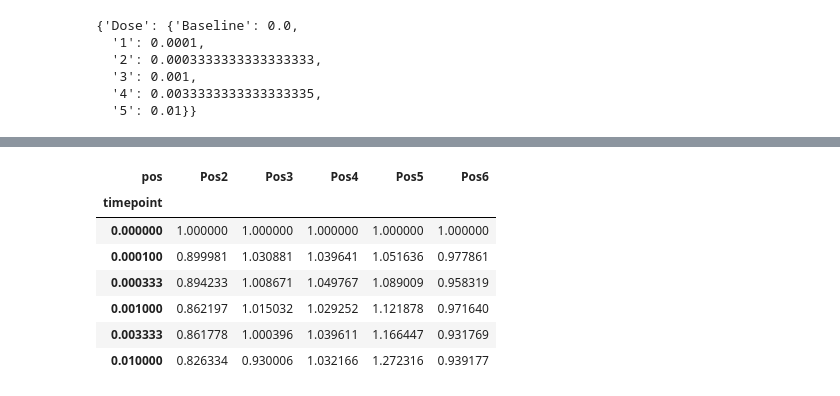
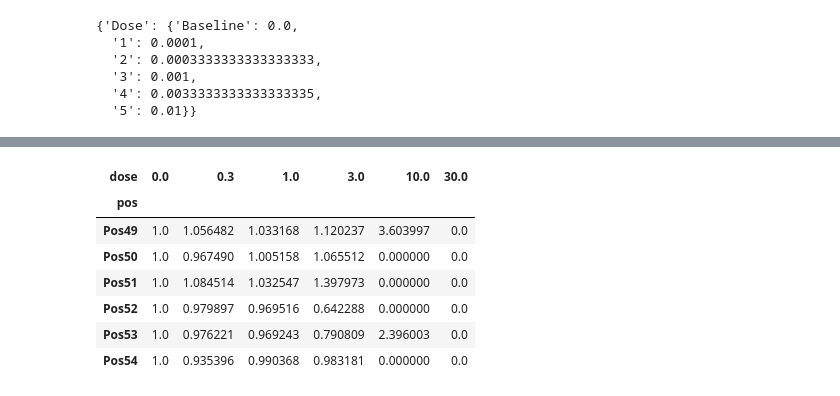
Before and after one commit to shimbalama/omics_dashboard, a Jupyter notebook: Untitled-1.ipynb, the cells around one changed output, grey strips where cells are left out. Saved outputs shown, nothing was run; the diff lists cells and outputs as text; code cells hidden in the pictures.

```diff
--- a/Untitled-1.ipynb
+++ b/Untitled-1.ipynb
@@ -176,13 +176,23 @@ dose.loc['DMSO 1'].to_dict()
   '4': 0.0033333333333333335,
   '5': 0.01}}
 # %%
-data_cols = ['Force (uN)', 'Rate (bps)', 'Ta50 (s)', 'Tr50 (s)', 'Tpeak 85 (s)', 'Ta 15-30 (s)', 'Ta 30-85 (s)', 'Tr 85-50 (s)', 'Tr 50-15 (s)', 'RRscat (s)']
-
-for drug, drug_data in df.groupby('Drug'):
-    drug_data = drug_data.set_index('key')
-    drug_data_dict: dict[str, dict[str, float]] = drug_data.to_dict()
-    norm: dict[str, dict[str, float]] = defaultdict(dict)
-    for data in data_cols:
-        for k, v in drug_data_dict.get(data).items():
-            norm[data][k] = v / drug_data_dict[data]['Baseline'+':'+k.split(':')[1]]
-    break
+data_cols = ['Force (uN)', 'Rate (bps)', 'Ta50 (s)', 'Tr50 (s)', 'Tpeak 85 (s)',
+            'Ta 15-30 (s)', 'Ta 30-85 (s)', 'Tr 85-50 (s)', 'Tr 50-15 (s)']
+import pandas as pd
+import numpy as np
+from collections import defaultdict
+df = pd. read_excel('/Users/liam/code/data/func/functional.xlsx')
+df.Dose = df.Dose.astype(str)
+#df = df.query('Arrhythmia == "N"')
+df['key'] = df.Dose + ':' + df['Well Number']
+df = df.set_index('key')
+df.head(2)
+# dd = {}
+# for drug, drug_data in df.groupby('Drug'):
+#     drug_data = drug_data.set_index('key')
+#     drug_data_dict: dict[str, dict[str, float]] = drug_data.to_dict()
+#     norm: dict[str, dict[str, float]] = defaultdict(dict)
+#     for data in data_cols:
+#         for k, v in drug_data_dict.get(data).items():
+#             norm[data][k] = v / drug_data_dict[data]['Baseline'+':'+k.split(':')[1]]
+#     dd[drug] = norm
@@ -271,5 +268,5 @@ normalized_df2
 # %%
-normalized_df2[['timepoint', 'pos']] = normalized_df2['index_copy'].str.split(':', expand=True)
+normalized_df2[['dose', 'pos']] = normalized_df2['index_copy'].str.split(':', expand=True)
 normalized_df2
 # %% [output]
 |  |  | Force (uN) | Rate (bps) | Ta50 (s) | Tr50 (s) | Tpeak 85 (s) | Ta 15-30 (s) | Ta 30-85 (s) | ... |
@@ -308,10 +292,6 @@ normalized_df2.loc['DMSO 1']
 # %%
-cols = ['Force (uN)', 'timepoint', 'pos']
-force = normalized_df2.loc['DMSO 1'][cols]
-dose_dict = dose.loc['DMSO 1'].to_dict()
-force.head(12)
+cols = ['Force (uN)', 'dose', 'pos']
+force = normalized_df2.loc['Flecainide'][cols]
 force = force.reset_index()[cols]
-#force = force.set_index('timepoint')
-force['timepoint'] = force.timepoint.apply(lambda x: dose_dict['Dose'][x])
-force
+force.head(2)
 # %% [output]
@@ -335,12 +301,13 @@ force
 # %%
-pivoted = force.pivot(index="timepoint", columns="pos", values="Force (uN)")
+pivoted = force.pivot(index="dose", columns="pos", values="Force (uN)").T
+pivoted = pivoted[map(str, sorted(map(float, pivoted.columns)))]
 pivoted
 # %% [output]
-| pos | Pos2 | Pos3 | Pos4 | Pos5 | Pos6 |
-| timepoint |  |  |  |  |  |
-| 0.000000 | 1.000000 | 1.000000 | 1.000000 | 1.000000 | 1.000000 |
-| 0.000100 | 0.899981 | 1.030881 | 1.039641 | 1.051636 | 0.977861 |
-| 0.000333 | 0.894233 | 1.008671 | 1.049767 | 1.089009 | 0.958319 |
-| 0.001000 | 0.862197 | 1.015032 | 1.029252 | 1.121878 | 0.971640 |
-| 0.003333 | 0.861778 | 1.000396 | 1.039611 | 1.166447 | 0.931769 |
-| 0.010000 | 0.826334 | 0.930006 | 1.032166 | 1.272316 | 0.939177 |
+| dose | 0.0 | 0.3 | 1.0 | 3.0 | 10.0 | 30.0 |
+| pos |  |  |  |  |  |  |
+| Pos49 | 1.0 | 1.056482 | 1.033168 | 1.120237 | 3.603997 | 0.0 |
+| Pos50 | 1.0 | 0.967490 | 1.005158 | 1.065512 | 0.000000 | 0.0 |
+| Pos51 | 1.0 | 1.084514 | 1.032547 | 1.397973 | 0.000000 | 0.0 |
+| Pos52 | 1.0 | 0.979897 | 0.969516 | 0.642288 | 0.000000 | 0.0 |
+| Pos53 | 1.0 | 0.976221 | 0.969243 | 0.790809 | 2.396003 | 0.0 |
+| Pos54 | 1.0 | 0.935396 | 0.990368 | 0.983181 | 0.000000 | 0.0 |
```
Also changed, not shown: parts of 15 cells of this notebook.
